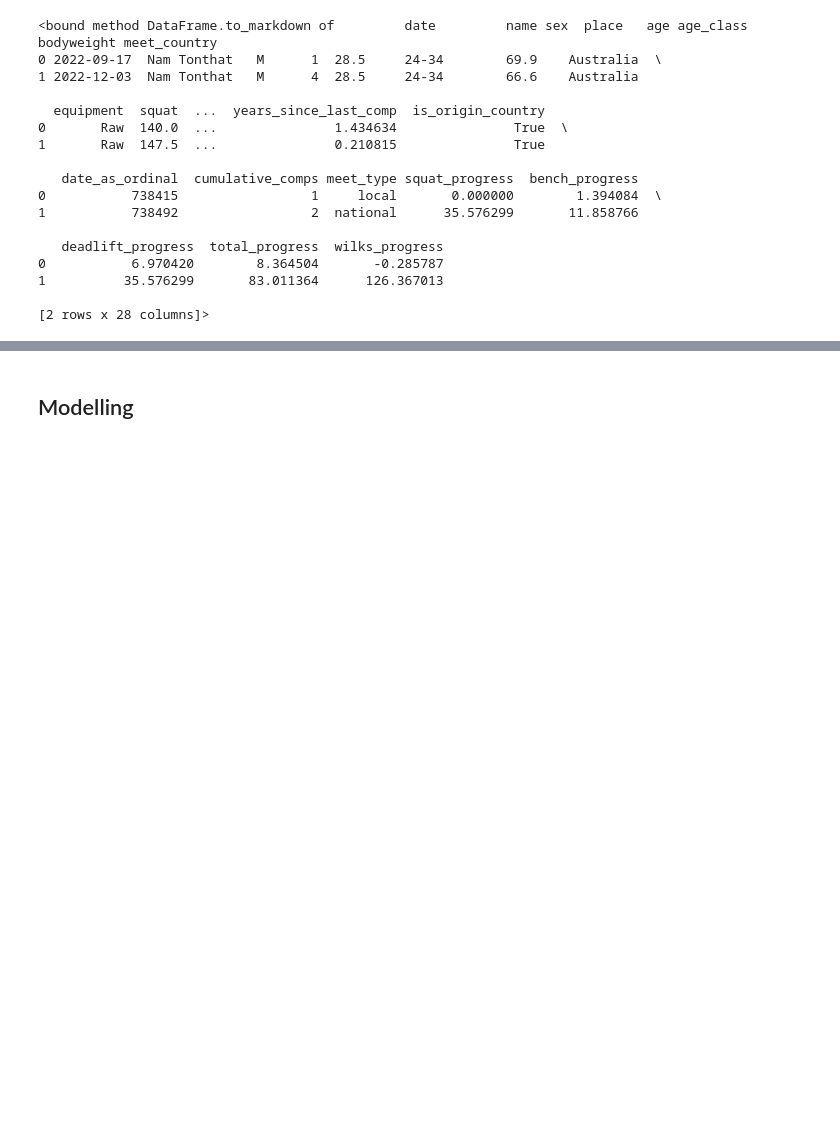
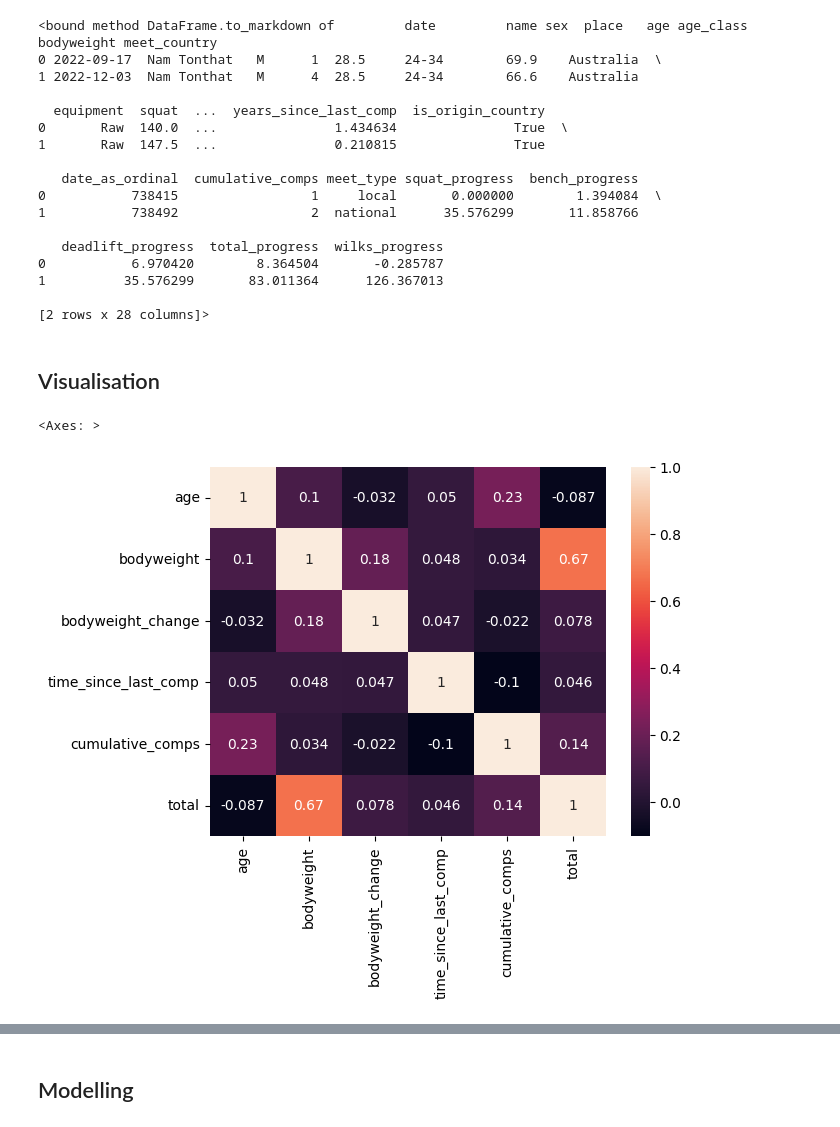
Before and after one commit to namtonthat/powerlifting-ml-progress, a Jupyter notebook: notebooks/etl.ipynb, the cells around one changed output, grey strips where cells are left out. Saved outputs shown, nothing was run; the diff lists cells and outputs as text; code cells hidden in the pictures; blank space fills up the shorter version.

Commit message:
add correlation plots

```diff
--- a/notebooks/etl.ipynb
+++ b/notebooks/etl.ipynb
@@ -155,7 +156,7 @@ fe_df = data_prep_df.with_columns(
 )
 
 
-fe_df_with_progress = fe_df.with_columns(
+fe_df = fe_df.with_columns(
     ((pl.col('squat') - pl.col('squat').shift(1)) / pl.col('years_since_last_comp')).over('name').alias(f'squat_progress'),
     ((pl.col('bench') - pl.col('bench').shift(1)) / pl.col('years_since_last_comp')).over('name').alias(f'bench_progress'),
     ((pl.col('deadlift') - pl.col('deadlift').shift(1)) / pl.col('years_since_last_comp')).over('name').alias(f'deadlift_progress'),
@@ -183,3 +184,26 @@ jp_df.to_pandas().to_markdown
 1          35.576299       83.011364      126.367013
 
 [2 rows x 28 columns]>
+# %% [markdown]
+## Visualisation
+# %%
+import altair as alt
+import seaborn as sns
+
+numerical_cols = [
+    "age",
+    "bodyweight",
+    "bodyweight_change",
+    "time_since_last_comp",
+    "cumulative_comps",
+    "total"
+]
+
+fe_df_numerical = fe_df.select(pl.col(numerical_cols)).sample(5000).to_pandas()
+
+correlation_df = fe_df_numerical.corr()
+# %%
+sns.heatmap(correlation_df, annot=True)
+# %% [output]
+<Axes: >
+[figure, added]
```
Also changed, not shown: parts of 6 cells of this notebook, 2 other files.
